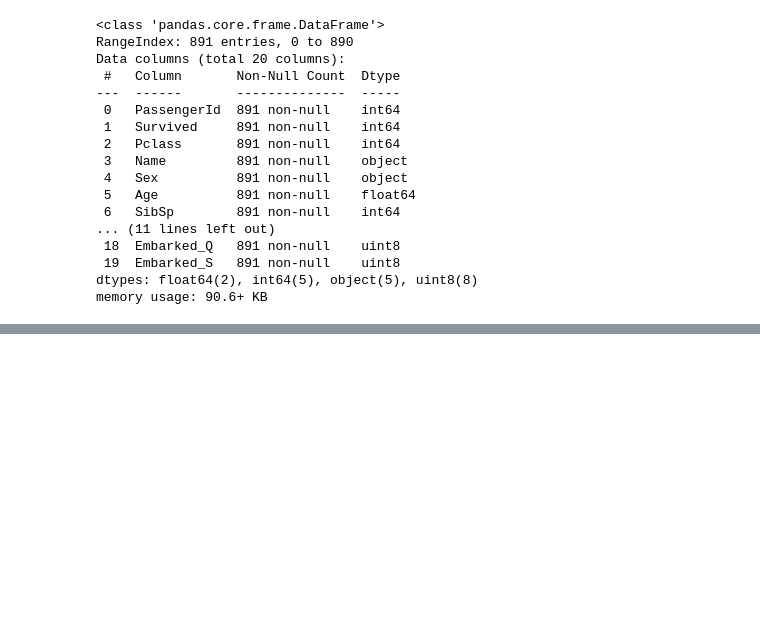
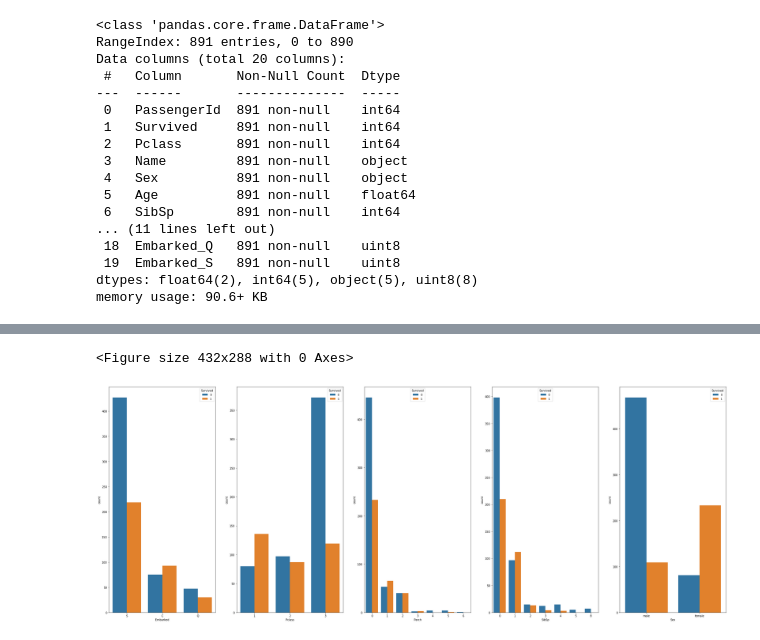
Before and after one commit to chingyunghuang/titanic-analysis, a Jupyter notebook: 專案實作＃01_鐵達尼號存活預測.ipynb, the cells around one changed output, grey strips where cells are left out. Cells and saved outputs as stored; diff of their text form; code cells hidden in the pictures; blank space fills up the shorter version.

```diff
--- a/專案實作＃01_鐵達尼號存活預測.ipynb
+++ b/專案實作＃01_鐵達尼號存活預測.ipynb
@@ -91,0 +103,29 @@ array([0.77653631, 0.79775281, 0.78651685, 0.76966292, 0.83707865])
+# %%
+# optimize the model
+
+# 延續昨天的觀察，欄位中與「是否生存欄位」找出關係比較大的欄位有哪些？你是如何定義「關係大」的呢？
+# 看到 是female與有存活有比較高的正相關 ，因此female這個feature 與「是否生存欄位」關係較大
+
+  # Method: Correlation
+columns_X1 = list(set(train_data1.columns) - {'Pclass','PassengerId','Sex','Name','Ticket','Cabin','Embarked'})
+train_data1[columns_X1].corr()['Survived']
+
+
+  # Method : Visualization
+column_list=['Sex','Embarked','Pclass','Parch','SibSp']
+
+plt.figure()
+fig, axs = plt.subplots(1,5,figsize=(40,15))
+for i, col in enumerate( train_data1[column_list] ) :
+
+  sns.countplot(x=train_data1[col],hue=train_data1.Survived,ax=axs[i-1])
+  #sns.countplot(y=train_data1['Sex'],hue=train_data1.Survived,ax=axs[0])
+
+plt.show()
+
+
+# 請問資料中有哪些「欄位」你覺得是多餘的，在分析過程中應該被排除的呢？為什麼？
+# Cabin 缺失值多且不重要，可以移除, Name 和 PassengerId 對於預測survived 與否沒有幫助，所以可以去除
+# %% [output]
+<Figure size 432x288 with 0 Axes>
+[figure, added]
```
Also changed, not shown: parts of 9 cells of this notebook.
